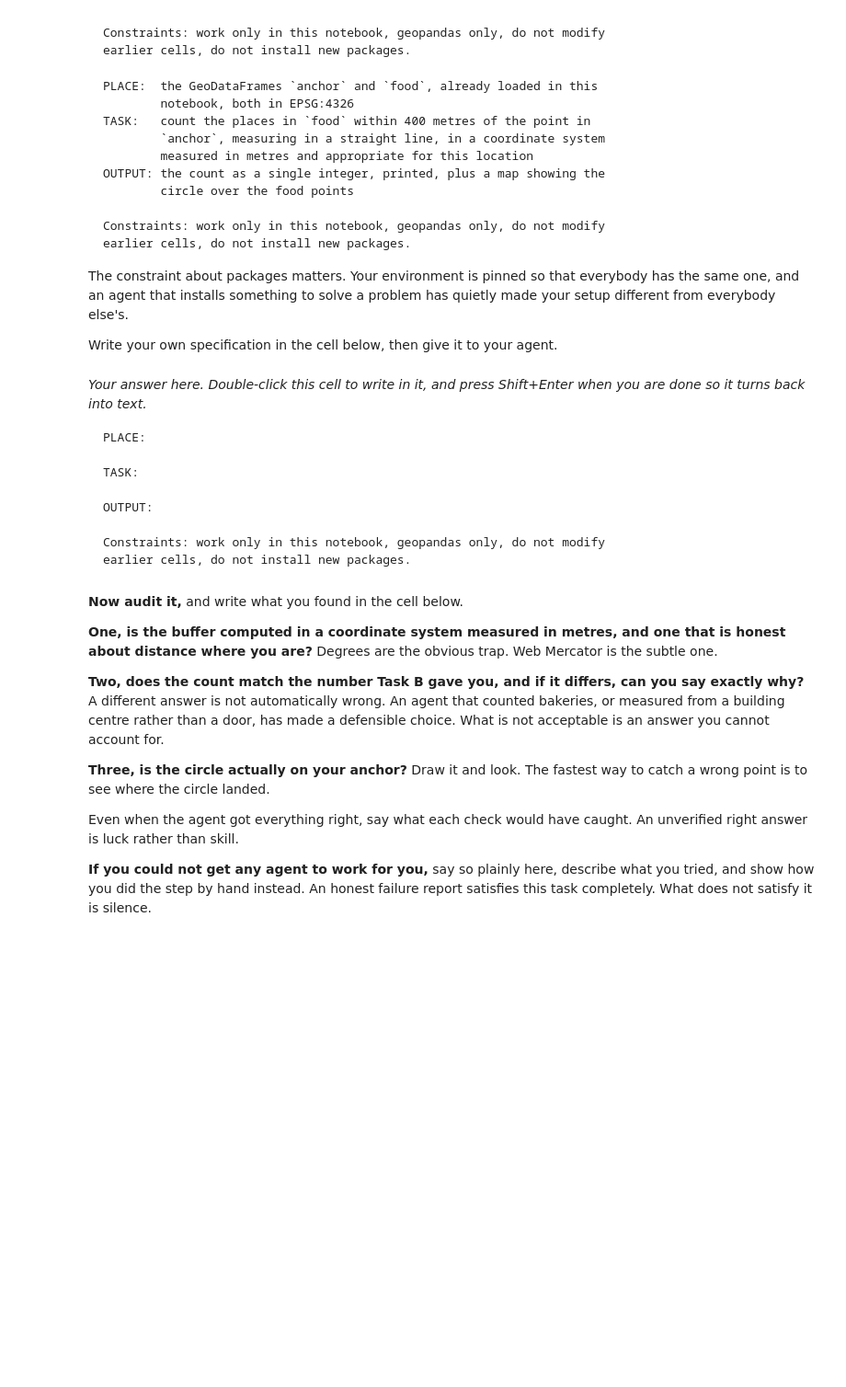
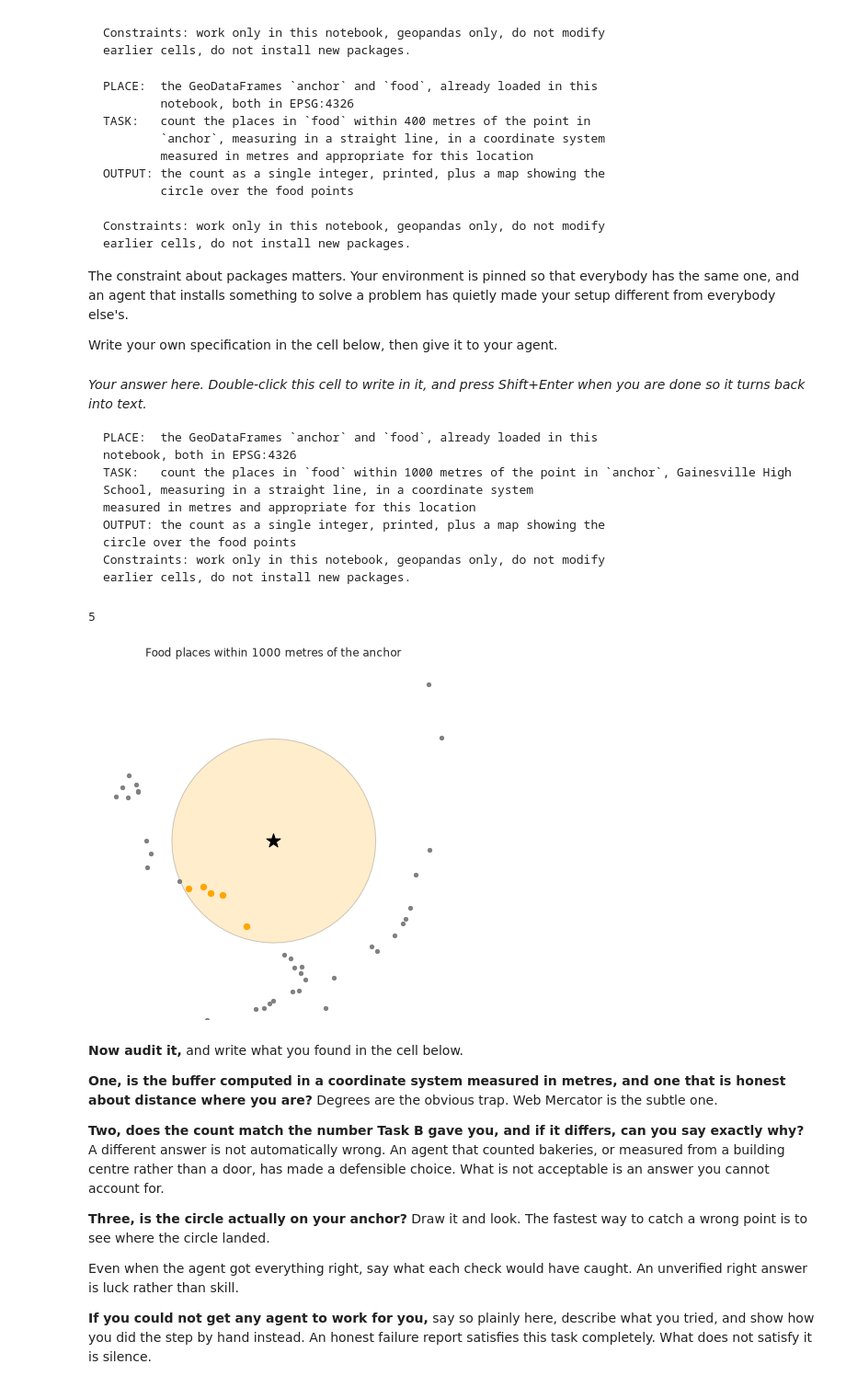
Before and after one commit to hassan-khan12305/CEE420-Urban-AI, a Jupyter notebook: A01/a01-your-town.ipynb, the cells around one changed output. Shown at 92% size. Cells and saved outputs as stored; diff of their text form; code cells hidden in the pictures; blank space fills up the shorter version.

````diff
--- a/A01/a01-your-town.ipynb
+++ b/A01/a01-your-town.ipynb
@@ -383,17 +383,49 @@ Write your own specification in the cell below, then give it to your agent.
 *Your answer here. Double-click this cell to write in it, and press Shift+Enter when you are done so it turns back into text.*
 
 ```text
-PLACE:
-
-TASK:
-
-OUTPUT:
-
+PLACE:  the GeoDataFrames `anchor` and `food`, already loaded in this
+notebook, both in EPSG:4326
+TASK:   count the places in `food` within 1000 metres of the point in `anchor`, Gainesville High School, measuring in a straight line, in a coordinate system
+measured in metres and appropriate for this location
+OUTPUT: the count as a single integer, printed, plus a map showing the
+circle over the food points
 Constraints: work only in this notebook, geopandas only, do not modify
 earlier cells, do not install new packages.
 ```
 # %%
-# Paste your agent's code here. Read it before you run it.
+# Agent Output
+
+agent_crs = anchor.estimate_utm_crs()
+agent_anchor = anchor.to_crs(agent_crs)
+agent_food = food.to_crs(agent_crs)
+agent_circle = agent_anchor.geometry.buffer(1000)
+
+# Include places exactly 1000 metres away.
+agent_inside = (
+    agent_food.geometry.distance(agent_anchor.geometry.iloc[0]) <= 1000
+)
+print(int(agent_inside.sum()))
+
+agent_ax = agent_circle.plot(
+    figsize=(7, 7), color="orange", alpha=0.2, edgecolor="black"
+)
+agent_food.plot(ax=agent_ax, color="grey", markersize=18)
+if agent_inside.any():
+    agent_food[agent_inside].plot(
+        ax=agent_ax, color="orange", markersize=40
+    )
+agent_anchor.plot(
+    ax=agent_ax, color="black", marker="*", markersize=250
+)
+
+xmin, ymin, xmax, ymax = agent_anchor.geometry.buffer(1750).total_bounds
+agent_ax.set_xlim(xmin, xmax)
+agent_ax.set_ylim(ymin, ymax)
+agent_ax.set_title("Food places within 1000 metres of the anchor")
+agent_ax.set_axis_off()
+# %% [output]
+5
+[figure, added]
 # %% [markdown]
 **Now audit it,** and write what you found in the cell below.
 
````
Also changed, not shown: parts of 15 cells of this notebook.
